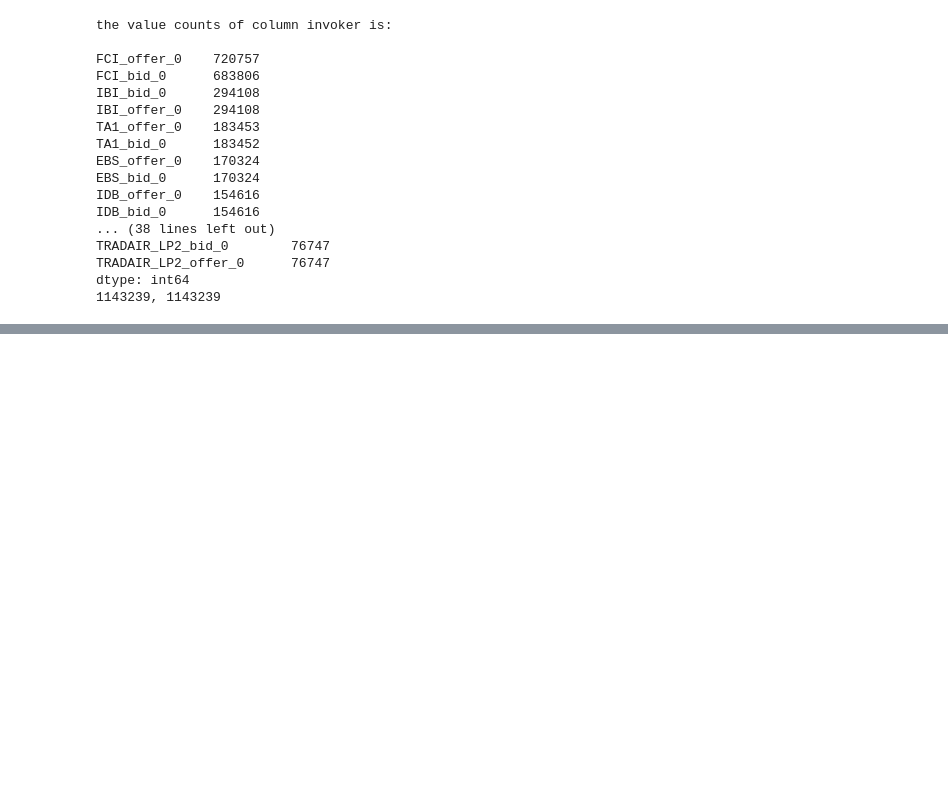
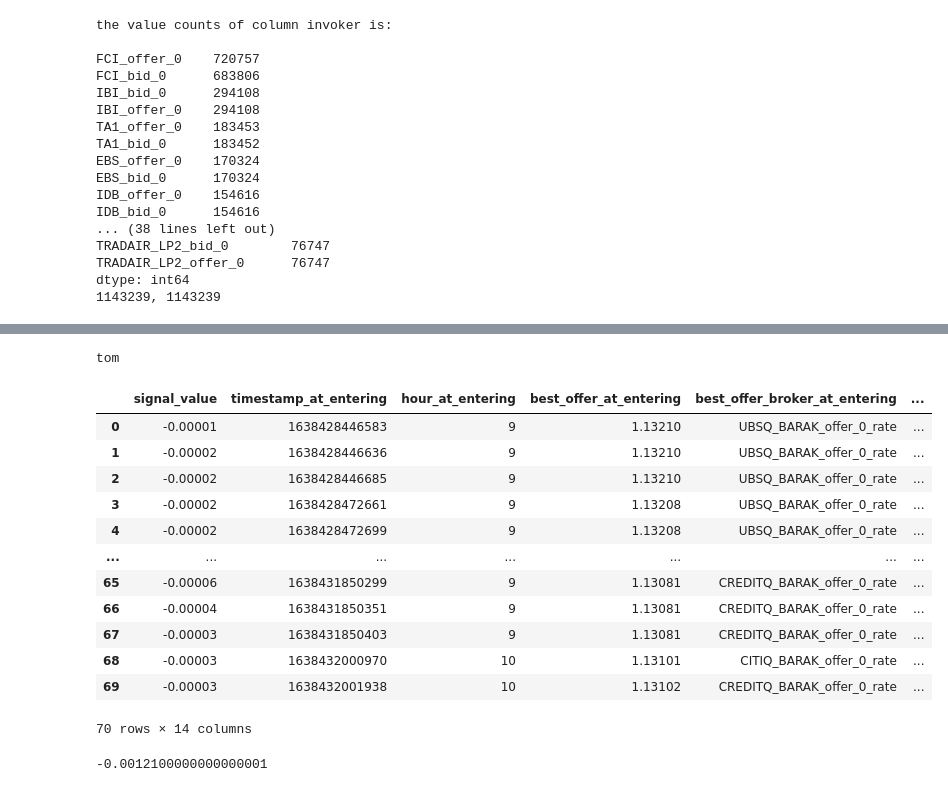
Before and after one commit to Tom-bulba/bbp-research, a Jupyter notebook: market_data/testing.ipynb, the cells around one changed output, grey strips where cells are left out. Cells and saved outputs as stored; diff of their text form; code cells hidden in the pictures; blank space fills up the shorter version.

```diff
--- a/market_data/testing.ipynb
+++ b/market_data/testing.ipynb
@@ -253,0 +112,54 @@ while running_index < sim_number_of_rows:
+# %%
+arena_2_sim_1 = RunSimulation(simulation_name = "arena 2 simulation 1",
+                              hit_brokers = ["CITIQ_BARAK", "CREDITQ_BARAK", "UBSQ_BARAK", "GOLDMANQ_BARAK", "JPQ_BARAK"],
+                              view_brokers = [],
+                              enter_conditions = "spread_tag_inc(TA1_offer, IBI_bid) < 0",
+                              exit_conditions = "current_best_bid >= best_offer_at_signal + 0.00005 or current_best_bid < best_bid_at_signal - 0.00005",
+                              positon_fee = 0.00001,
+                              max_time_in_position = False)
+# initialize summary data frame
+arena_2_sim_1.initialize_summary_df("increase")
+# prepaer data for simulation
+arena_2_sim_1_df = merged_data.copy()
+sim_df_col_list, sim_df_np, sim_number_of_rows = arena_2_sim_1.prepaer_data_for_simulation(arena_2_sim_1_df)
+# %%
+for i in range(sim_number_of_rows):
+    # current market row
+    current_market_data = sim_df_np[i]
+    # check if entering condition holds
+    if current_market_data[sim_df_col_list.index("IBI_bid_0")]:
+        spread_tag_inc = current_market_data[sim_df_col_list.index("TA1_offer_0_rate")] - current_market_data[sim_df_col_list.index("IBI_bid_0_rate")]
+        if spread_tag_inc < 0.0:
+            best_offer_value, best_offer_broker, best_bid_value, best_bid_broker = arena_2_sim_1.find_bests_for_hit_brokers(current_market_data)
+            temp_index = i + 1
+            upper_limit_value = best_offer_value + 0.00005
+            lower_limit_value = best_bid_value - 0.00005
+            while temp_index < sim_number_of_rows and (sim_df_np[temp_index][sim_df_col_list.index("best_bid_hit_rate")] >= upper_limit_value or sim_df_np[temp_index][sim_df_col_list.index("best_bid_hit_rate")] < lower_limit_value):
+                temp_index += 1
+            if temp_index >= sim_number_of_rows:
+                break
+            else:
+                arena_2_sim_1.documnet_position(current_market_data, sim_df_np[temp_index], spread_tag_inc)
+# %% [output]
+tom
+# %%
+df_to_present = arena_2_sim_1.create_simulation_summary()
+df_to_present
+# %% [output]
+|  | signal_value | timestamp_at_entering | hour_at_entering | best_offer_at_entering | best_offer_broker_at_entering | ... |
+| 0 | -0.00001 | 1638428446583 | 9 | 1.13210 | UBSQ_BARAK_offer_0_rate | ... |
+| 1 | -0.00002 | 1638428446636 | 9 | 1.13210 | UBSQ_BARAK_offer_0_rate | ... |
+| 2 | -0.00002 | 1638428446685 | 9 | 1.13210 | UBSQ_BARAK_offer_0_rate | ... |
+| 3 | -0.00002 | 1638428472661 | 9 | 1.13208 | UBSQ_BARAK_offer_0_rate | ... |
+| 4 | -0.00002 | 1638428472699 | 9 | 1.13208 | UBSQ_BARAK_offer_0_rate | ... |
+| ... | ... | ... | ... | ... | ... | ... |
+| 65 | -0.00006 | 1638431850299 | 9 | 1.13081 | CREDITQ_BARAK_offer_0_rate | ... |
+| 66 | -0.00004 | 1638431850351 | 9 | 1.13081 | CREDITQ_BARAK_offer_0_rate | ... |
+| 67 | -0.00003 | 1638431850403 | 9 | 1.13081 | CREDITQ_BARAK_offer_0_rate | ... |
+| 68 | -0.00003 | 1638432000970 | 10 | 1.13101 | CITIQ_BARAK_offer_0_rate | ... |
+| 69 | -0.00003 | 1638432001938 | 10 | 1.13102 | CREDITQ_BARAK_offer_0_rate | ... |
+70 rows × 14 columns
+# %%
+df_to_present["position_profit"].sum()
+# %% [output]
+-0.0012100000000000001
```
Also changed, not shown: parts of 17 cells of this notebook.
